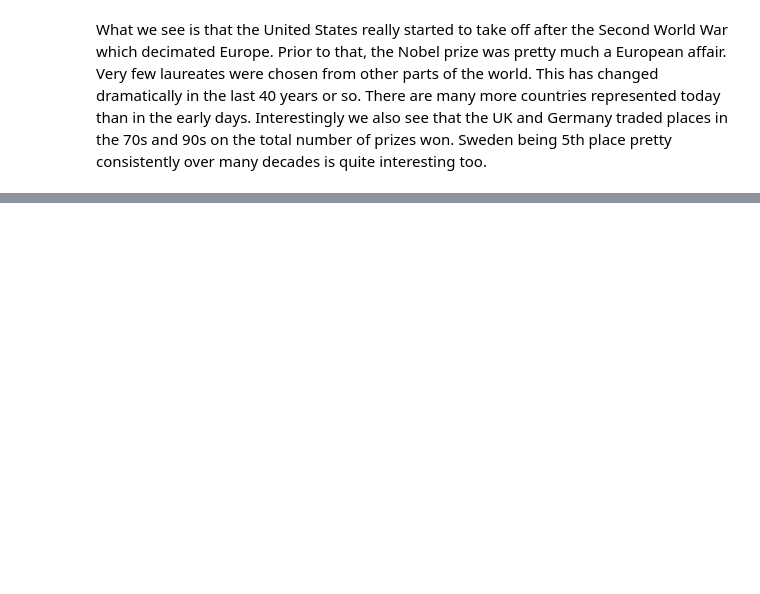
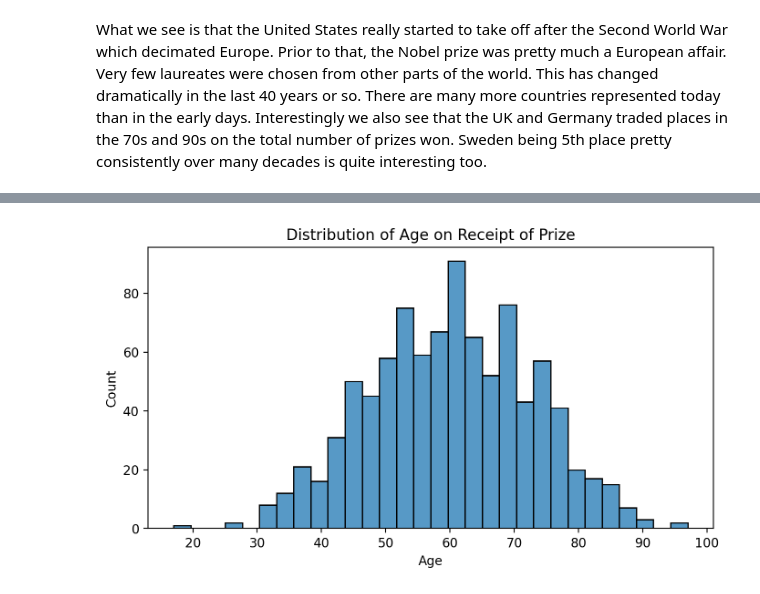
Before and after one commit to Mo-21/nobel-prize-analyzis, a Jupyter notebook: main.ipynb, the cells around one changed output, grey strips where cells are left out. Drawn from its saved outputs; the diff is of its cells as text; code cells hidden in the pictures; blank space fills up the shorter version.

```diff
--- a/main.ipynb
+++ b/main.ipynb
@@ -404,0 +410,3 @@ What we see is that the United States really started to take off after the Secon
+# %%
+birth_years = df.birth_date.dt.year
+df['winning_age'] = df.year - birth_years
@@ -404,0 +423,10 @@ What we see is that the United States really started to take off after the Secon
+# %%
+plt.figure(figsize=(8, 4), dpi=200)
+sns.histplot(data=df,
+             x=df.winning_age,
+             bins=30)
+plt.xlabel('Age')
+plt.title('Distribution of Age on Receipt of Prize')
+plt.show()
+# %% [output]
+[figure, added]
```
Also changed, not shown: parts of 13 cells of this notebook.
